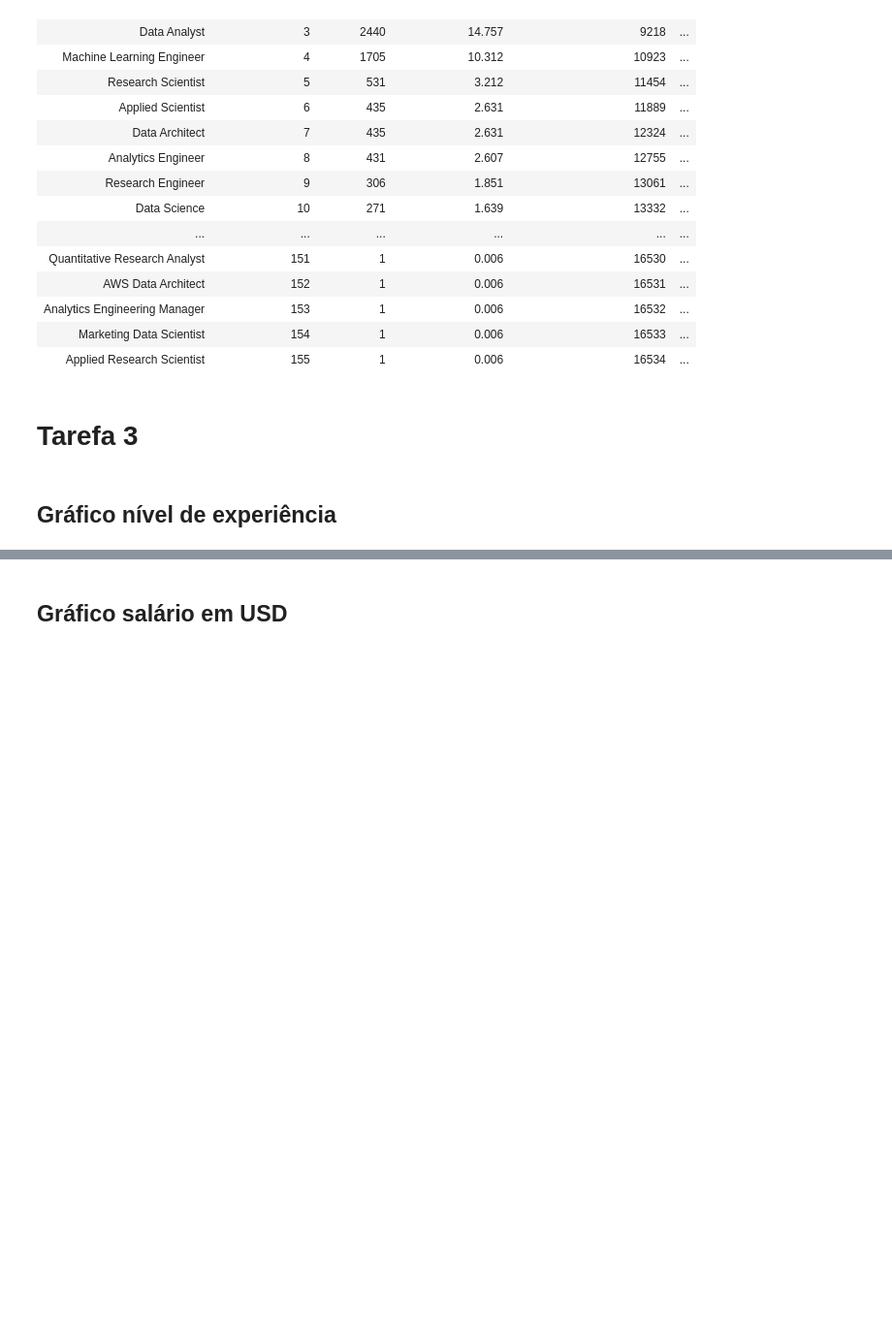
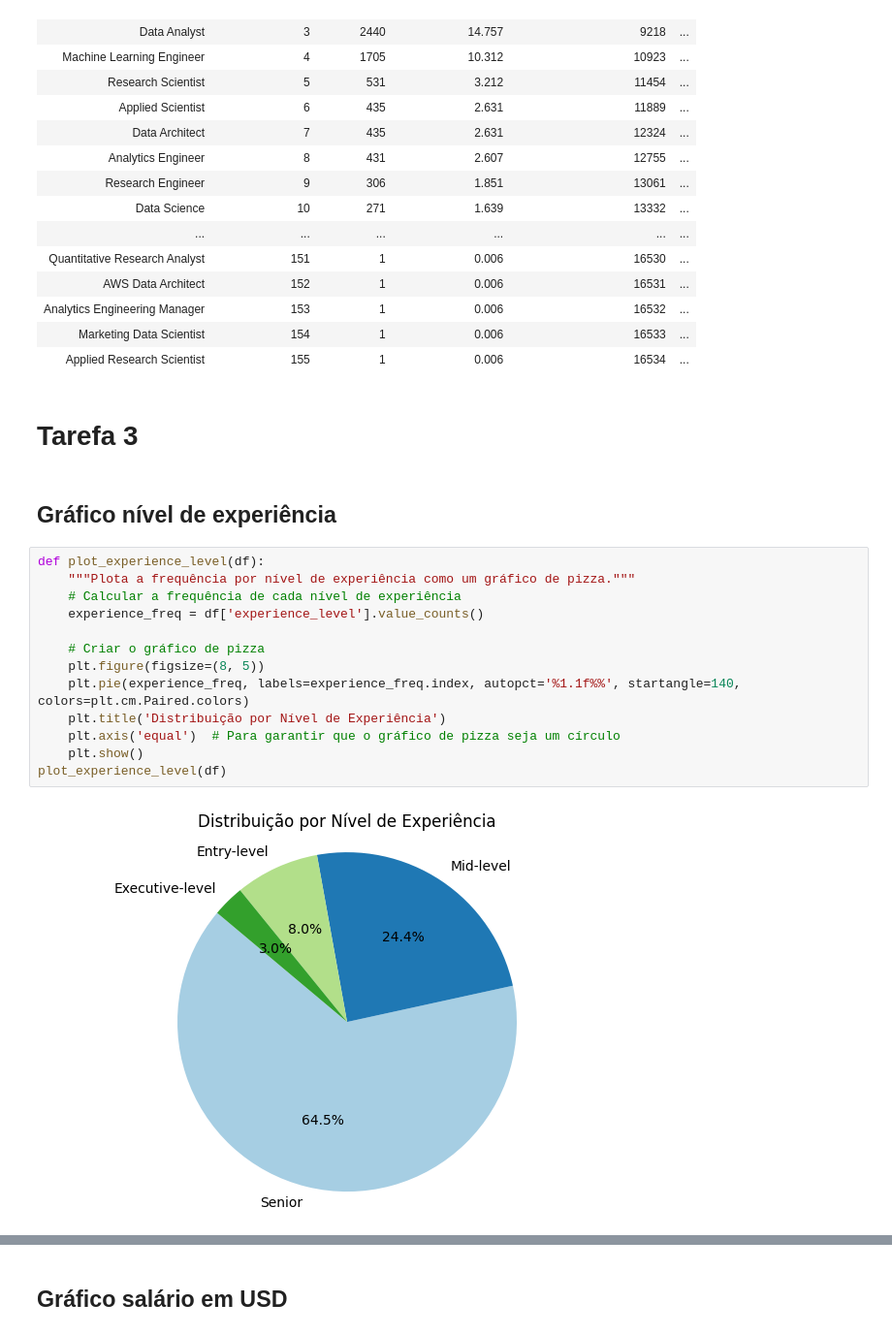
Before and after one commit to pedroreis01/analiseEstatistica, a Jupyter notebook: app.ipynb, the cells around one changed output, grey strips where cells are left out. Shown at 97% size. Drawn from its saved outputs; the diff is of its cells as text; blank space fills up the shorter version.

```diff
--- a/app.ipynb
+++ b/app.ipynb
@@ -162,3 +162,18 @@ Tabela de Frequência do Título do Trabalho:
 # **Tarefa 3**
 # %% [markdown]
 ## Gráfico nível de experiência
+# %%
+def plot_experience_level(df):
+    """Plota a frequência por nível de experiência como um gráfico de pizza."""
+    # Calcular a frequência de cada nível de experiência
+    experience_freq = df['experience_level'].value_counts()
+
+    # Criar o gráfico de pizza
+    plt.figure(figsize=(8, 5))
+    plt.pie(experience_freq, labels=experience_freq.index, autopct='%1.1f%%', startangle=140, colors=plt.cm.Paired.colors)
+    plt.title('Distribuição por Nível de Experiência')
+    plt.axis('equal')  # Para garantir que o gráfico de pizza seja um círculo
+    plt.show()
+plot_experience_level(df)
+# %% [output]
+[figure, added]
```
Also changed, not shown: parts of 5 cells of this notebook.
